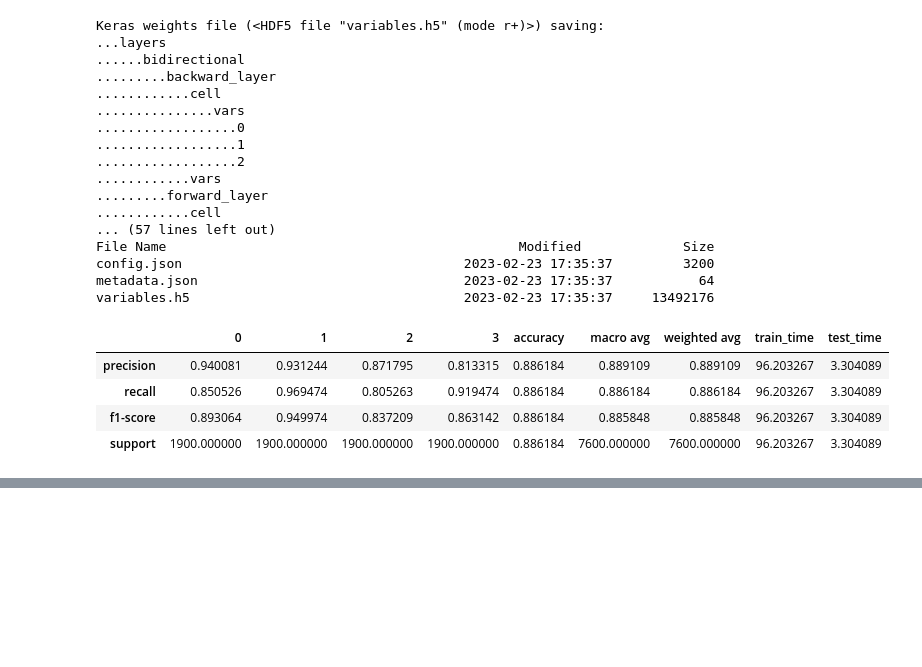
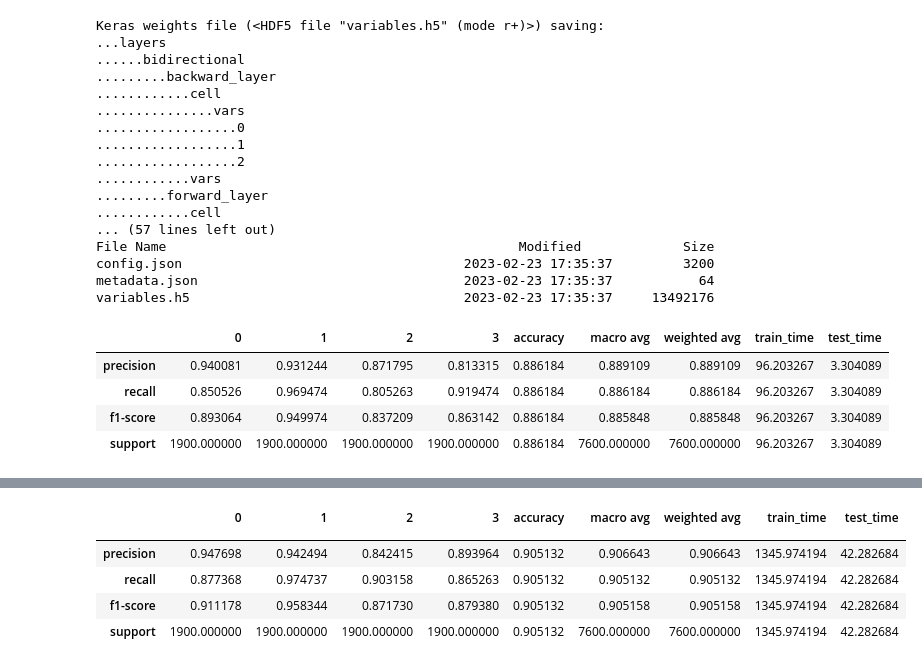
Before and after one commit to r-gg/ml-37, a Jupyter notebook: Exercise 3/lstm-model.ipynb, the cells around one changed output, grey strips where cells are left out. Cells and saved outputs as stored; diff of their text form; code cells hidden in the pictures; blank space fills up the shorter version.

```diff
--- a/Exercise 3/lstm-model.ipynb
+++ b/Exercise 3/lstm-model.ipynb
@@ -1254,0 +1281,9 @@ news_m3_results
+# %%
+news_m2_results
+# %% [output]
+|  | 0 | 1 | 2 | 3 | accuracy | macro avg | weighted avg | train_time | test_time |
+|  |  |  |  |  |  |  |  |  |  |
+| precision | 0.947698 | 0.942494 | 0.842415 | 0.893964 | 0.905132 | 0.906643 | 0.906643 | 1345.974194 | 42.282684 |
+| recall | 0.877368 | 0.974737 | 0.903158 | 0.865263 | 0.905132 | 0.905132 | 0.905132 | 1345.974194 | 42.282684 |
+| f1-score | 0.911178 | 0.958344 | 0.871730 | 0.879380 | 0.905132 | 0.905158 | 0.905158 | 1345.974194 | 42.282684 |
+| support | 1900.000000 | 1900.000000 | 1900.000000 | 1900.000000 | 0.905132 | 7600.000000 | 7600.000000 | 1345.974194 | 42.282684 |
```
Also changed, not shown: parts of 49 cells of this notebook, 2 other files.
